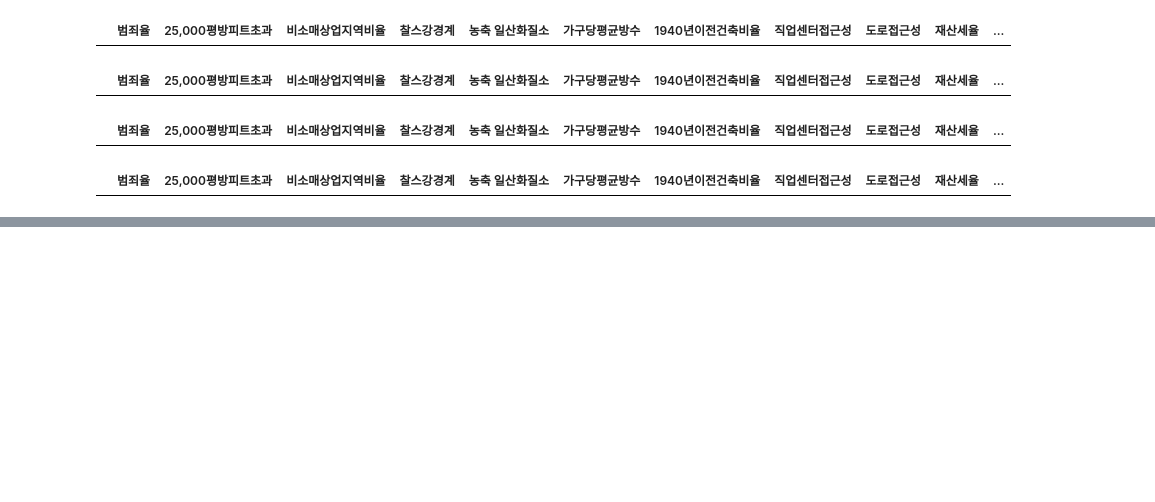
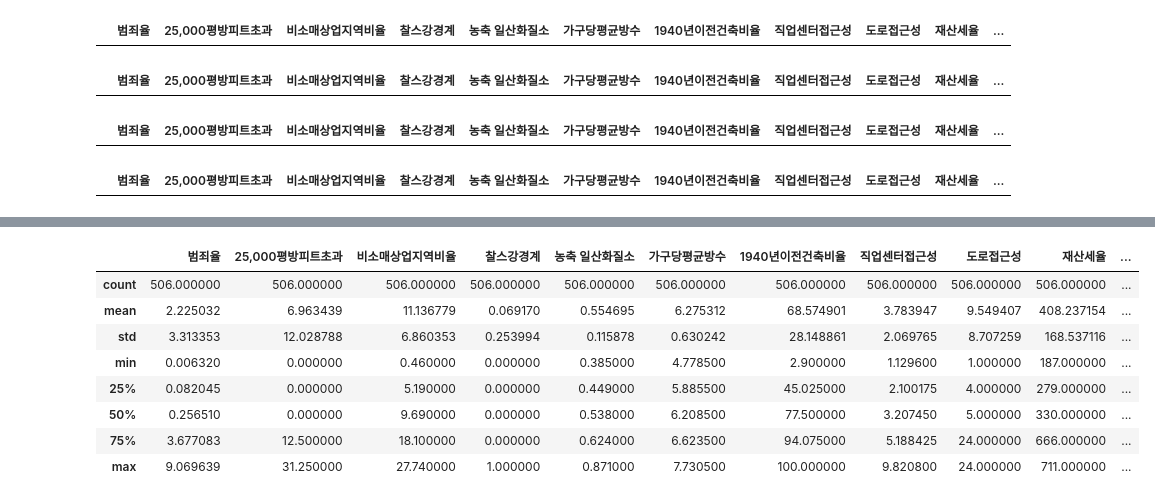
Before and after one commit to juhooong/fintech_service, a Jupyter notebook: 06machine_learning/14회귀분석_보스턴집값예측_라쏘_릿지_엘라스틱넷(김주호).ipynb, the cells around one changed output, grey strips where cells are left out. Cells and saved outputs as stored; diff of their text form; code cells hidden in the pictures; blank space fills up the shorter version.

```diff
--- a/06machine_learning/14회귀분석_보스턴집값예측_라쏘_릿지_엘라스틱넷(김주호).ipynb
+++ b/06machine_learning/14회귀분석_보스턴집값예측_라쏘_릿지_엘라스틱넷(김주호).ipynb
@@ -201,0 +202,12 @@ sns.heatmap(data.corr(numeric_only=True), annot=True, linewidth=1)
+# %%
+data.describe()
+# %% [output]
+|  | 범죄율 | 25,000평방피트초과 | 비소매상업지역비율 | 찰스강경계 | 농축 일산화질소 | 가구당평균방수 | 1940년이전건축비율 | 직업센터접근성 | 도로접근성 | 재산세율 | ... |
+| count | 506.000000 | 506.000000 | 506.000000 | 506.000000 | 506.000000 | 506.000000 | 506.000000 | 506.000000 | 506.000000 | 506.000000 | ... |
+| mean | 2.225032 | 6.963439 | 11.136779 | 0.069170 | 0.554695 | 6.275312 | 68.574901 | 3.783947 | 9.549407 | 408.237154 | ... |
+| std | 3.313353 | 12.028788 | 6.860353 | 0.253994 | 0.115878 | 0.630242 | 28.148861 | 2.069765 | 8.707259 | 168.537116 | ... |
+| min | 0.006320 | 0.000000 | 0.460000 | 0.000000 | 0.385000 | 4.778500 | 2.900000 | 1.129600 | 1.000000 | 187.000000 | ... |
+| 25% | 0.082045 | 0.000000 | 5.190000 | 0.000000 | 0.449000 | 5.885500 | 45.025000 | 2.100175 | 4.000000 | 279.000000 | ... |
+| 50% | 0.256510 | 0.000000 | 9.690000 | 0.000000 | 0.538000 | 6.208500 | 77.500000 | 3.207450 | 5.000000 | 330.000000 | ... |
+| 75% | 3.677083 | 12.500000 | 18.100000 | 0.000000 | 0.624000 | 6.623500 | 94.075000 | 5.188425 | 24.000000 | 666.000000 | ... |
+| max | 9.069639 | 31.250000 | 27.740000 | 1.000000 | 0.871000 | 7.730500 | 100.000000 | 9.820800 | 24.000000 | 711.000000 | ... |
```
Also changed, not shown: parts of 10 cells of this notebook, 2 other files.
